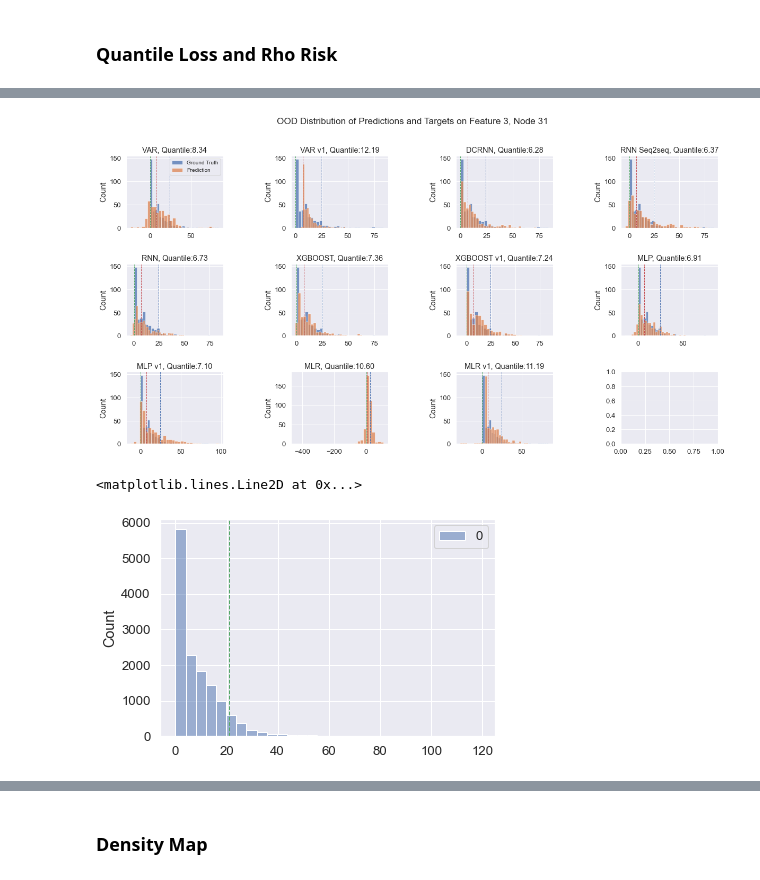
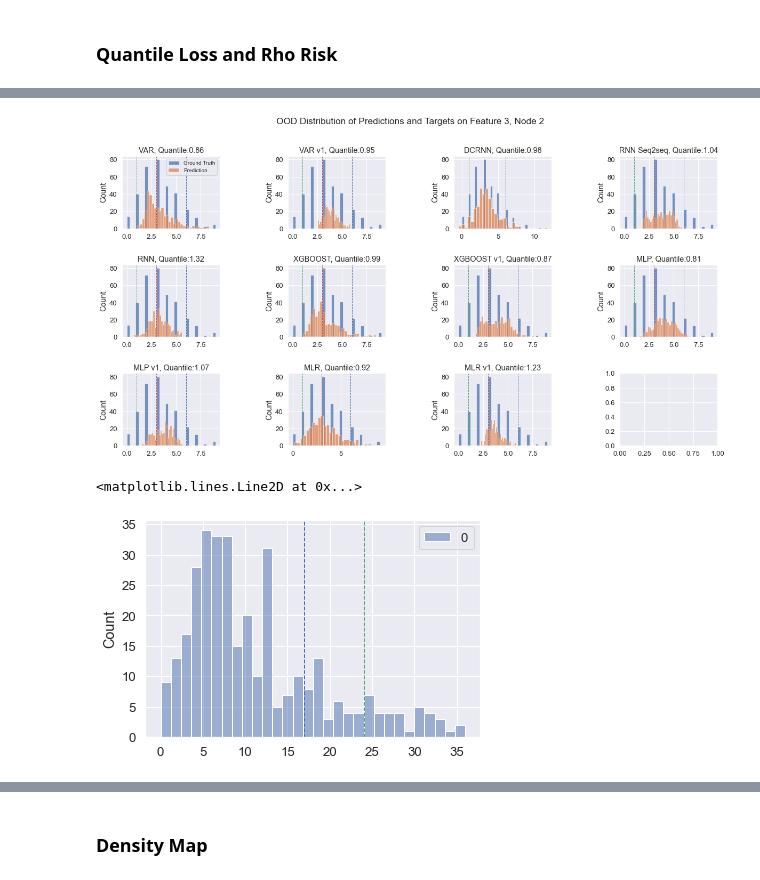
Before and after one commit to WaimenMak/Benchmarking-Crowd-Flow-Prediction, a Jupyter notebook: Scenario Processing.ipynb, the cells around one changed output, grey strips where cells are left out. Drawn from its saved outputs; the diff is of its cells as text; code cells hidden in the pictures.

```diff
--- a/Scenario Processing.ipynb
+++ b/Scenario Processing.ipynb
@@ -269,7 +269,7 @@ if mode == "insample":
 else:
     data = load_dataset("./ood_dataset", batch_size=64, test_batch_size=64)
 
-vis_data = data_dict[test_sc[9]].astype("float64") # after sliding window
+vis_data = data_dict[test_sc[1]].astype("float64") # after sliding window
 source, target = sliding_win(vis_data)  # process data into continuous sample data
 for i in range(3): #3 feature num
     source[..., i] = data["scalers"][i].transform(source[..., i])  # input data
@@ -1060,5 +947,5 @@ rank_loss_list(l5)
 # %%
-def plot_time_series_distribution(pred, target, step, node, feature, rho, models=None):
+def plot_time_series_distribution(pred, target, step, node, feature, rho, timespan, models=None):
     """
     Plot the time series distribution of the target and prediction
     """
@@ -1075,7 +962,7 @@ def plot_time_series_distribution(pred, target, step, node, feature, rho, models
                 sns.histplot(data = target[:, step, node, feature], ax=axes[i, j], label=f'Ground Truth', bins=30)
                 sns.histplot(data = pred[n][:, step, node, feature], ax=axes[i, j], label=f'Prediction', bins=30)
                 qt_loss = np.mean(rho_risk(pred[n][:, step, node, feature],
-                                       target[:, step, node, feature], timespan=2, rho=rho))
+                                       target[:, step, node, feature], timespan=timespan, rho=rho))
                 qt = np.quantile(pred[n][:, step, node, feature], q=[0.1, 0.5, 0.9])
                 if n == 0:
                     axes[i, j].legend(fontsize=10)
@@ -1092,15 +979,17 @@ def plot_time_series_distribution(pred, target, step, node, feature, rho, models
     fig.suptitle(f'{mode} Distribution of Predictions and Targets on Feature {feature+1}, Node {node+1}')
     plt.show()
 
-plot_time_series_distribution(vis_list, target, step=step, node=node, feature=feature, rho=0.9, models=model_names)
+plot_time_series_distribution(vis_list, target, step=step, node=node, feature=feature, timespan=3, rho=0.9, models=model_names)
 # %% [output]
-[figure, old version]
+[figure, new version]
 # %%
-ax = sns.histplot(data = target[:, 0, :, 2].reshape(-1, 1), label=f'Ground Truth', bins=30)
-ax.axvline(x=np.quantile(target[:, 0, :, 2].reshape(-1, 1), q=0.9), color='g', linestyle='--', linewidth=1) #draw quantile line 0.1
+# ax = sns.histplot(data = target[:, 0, :, 2].reshape(-1, 1), label=f'Ground Truth', bins=30)
+ax = sns.histplot(data = target[:, 0, 18, 2].reshape(-1, 1), label=f'Ground Truth', bins=30)
+ax.axvline(x=np.quantile(target[:, 0, :, 2].reshape(-1, 1), q=0.9), color='b', linestyle='--', linewidth=1)
+ax.axvline(x=np.quantile(target[:, 0, 18, 2].reshape(-1, 1), q=0.9), color='g', linestyle='--', linewidth=1)
 # %% [output]
 <matplotlib.lines.Line2D at 0x...>
-[figure, old version]
+[figure, new version]
 # %%
 def plot_weighted_loss_line(L1, L2, models):
     """
```
Also changed, not shown: parts of 35 cells of this notebook.
